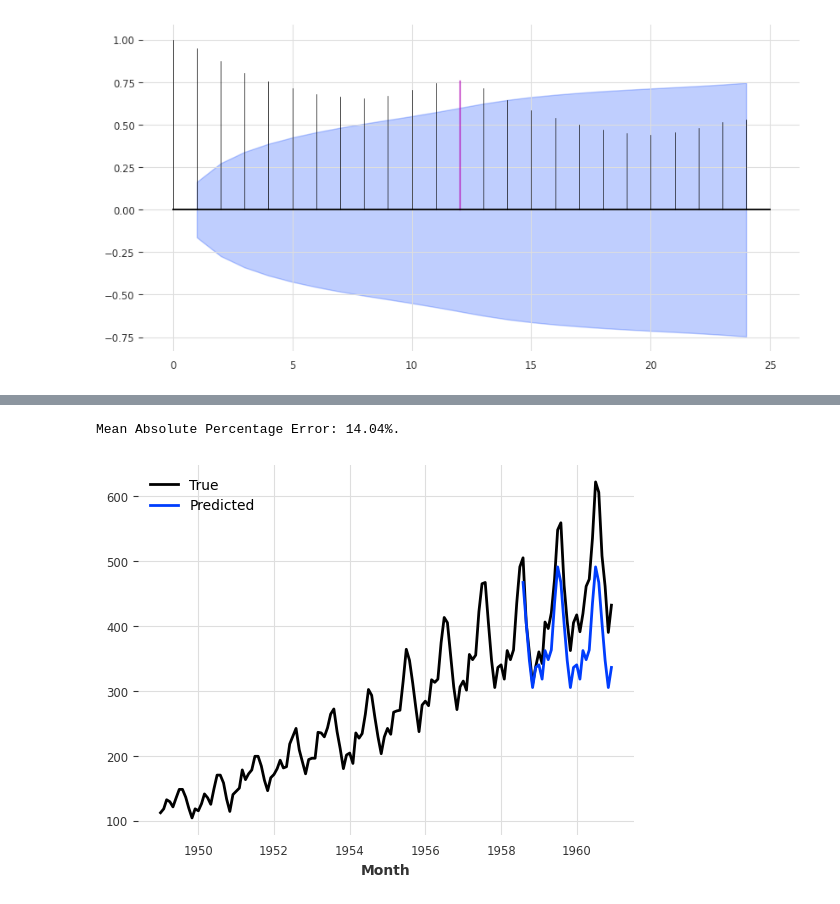
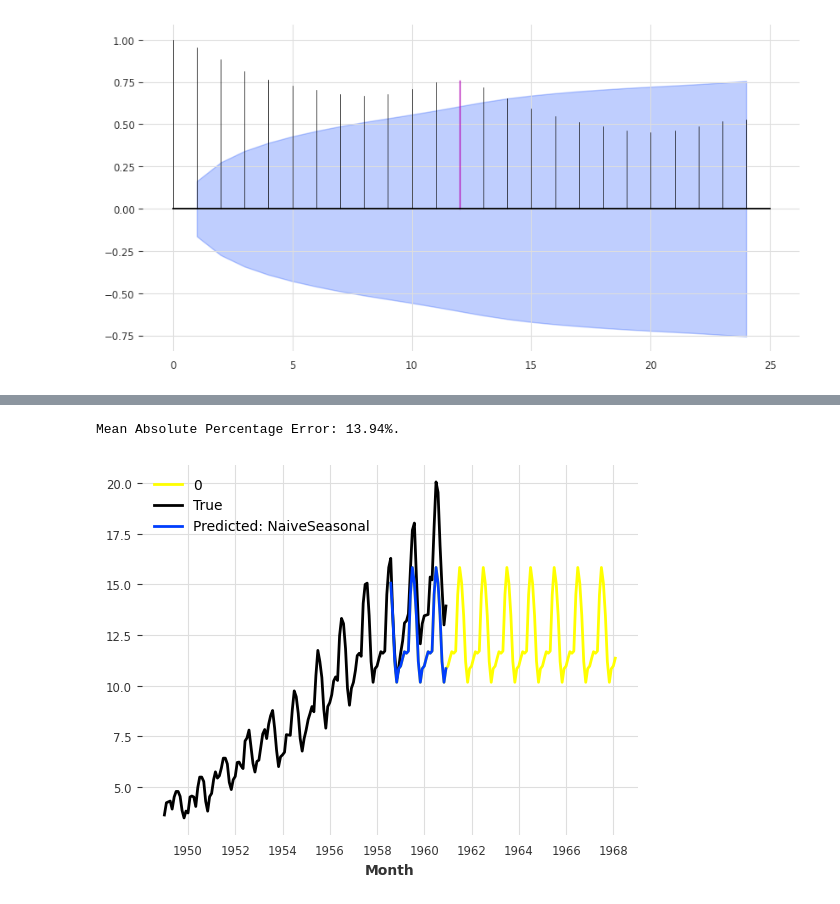
Before and after one commit to Marko-Pyeshchyk/darts-test, a Jupyter notebook: notebook/test.ipynb, the cells around one changed output, grey strips where cells are left out. Saved outputs shown, nothing was run; the diff lists cells and outputs as text; code cells hidden in the pictures.

Commit message:
residuals tests to be completed

```diff
--- a/notebook/test.ipynb
+++ b/notebook/test.ipynb
@@ -35,3 +65,8 @@ check_seasonality(series)
+# %%
+#series = original_series
+series = adjusted_series
+
+train, val = series.split_after(0.8)
 # %%
 from darts.utils.statistics import plot_acf
 
@@ -47,9 +82,40 @@ def fit_and_show_forecast(model, probabilistic=True):
         pred = model.predict(len(val), num_samples=500)
     else:
         pred = model.predict(len(val))
+        train_pred = model.predict(len(train))
+        train_pred.plot(color="yellow")
 
-    print(f"Mean Absolute Percentage Error: {mape(series, pred):.2f}%.")
+    print(f"Mean Absolute Percentage Error: {mape(val, pred):.2f}%.")
 
     series.plot(label="True")
-    pred.plot(label="Predicted")
+    #pred.plot(label="Predicted: "+model.__str__())
+    pred.plot(label="Predicted: "+model.__class__.__name__)
     return pred
+
+def plot_bias_adjusted(observed, pred):
+    residuals = observed - pred
+    residuals_mean = sum(residuals.values())/len(residuals)
+    pred_no_bias = pred + residuals_mean
+
+    print(f"Mean Absolute Percentage Error: {mape(observed, pred_no_bias):.2f}%.")
+
+    series.plot(label="True")
+    pred_no_bias.plot(label="Bias corrected prediction", color="forestgreen")
+    #plot_acf(residuals, m=5, alpha=0.05, max_lag=10)
+
+
+
+
+# --------- some old funcions
+"""
+def residual_mean(model):
+    residual_array = model.residuals(val).values()
+    residual_array_mean = sum(residual_array)/len(residual_array)
+    return residual_array_mean
+
+def plot_bias_adjusted(model, pred):
+    r_mean = residual_mean(model)
+    pred_no_bias = pred + r_mean
+    series.plot()
+    pred_no_bias.plot()
+"""
@@ -56,8 +151,8 @@ def fit_and_show_forecast(model, probabilistic=True):
 # %%
 from darts.models import NaiveSeasonal
 
-naive_model = NaiveSeasonal(K=12)
-pred_naive_seasonal = fit_and_show_forecast(naive_model, probabilistic=False)
+model_naive_seasonal = NaiveSeasonal(K=12)
+pred_naive_seasonal = fit_and_show_forecast(model_naive_seasonal, probabilistic=False)
 # %% [output]
-Mean Absolute Percentage Error: 14.04%.
+Mean Absolute Percentage Error: 13.94%.
-[figure, old version]
+[figure, new version]
```
Also changed, not shown: parts of 21 cells of this notebook, 1 other file.
